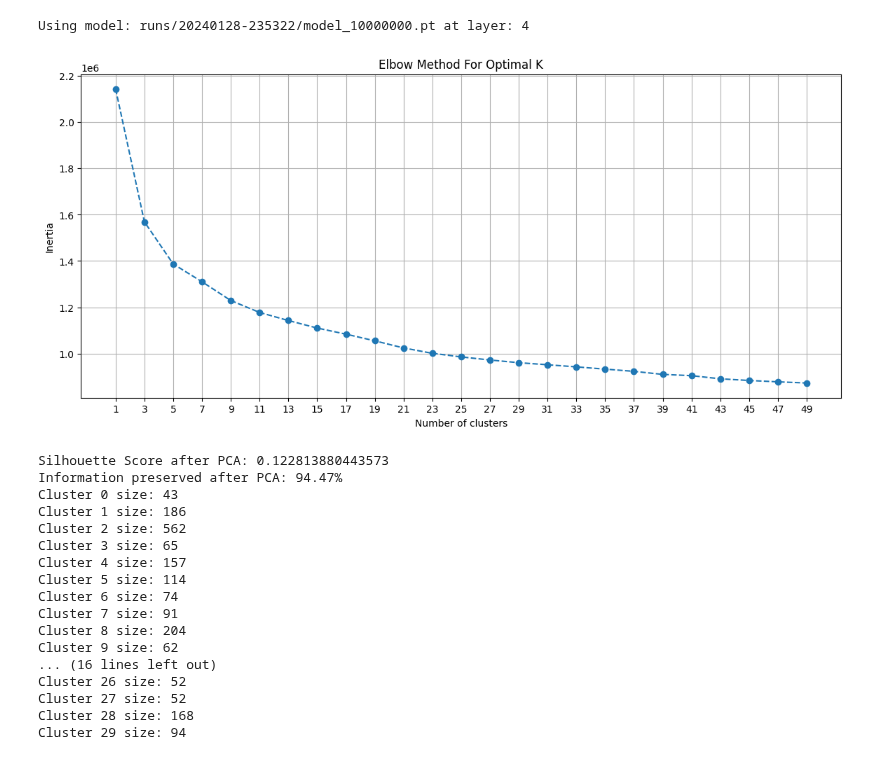
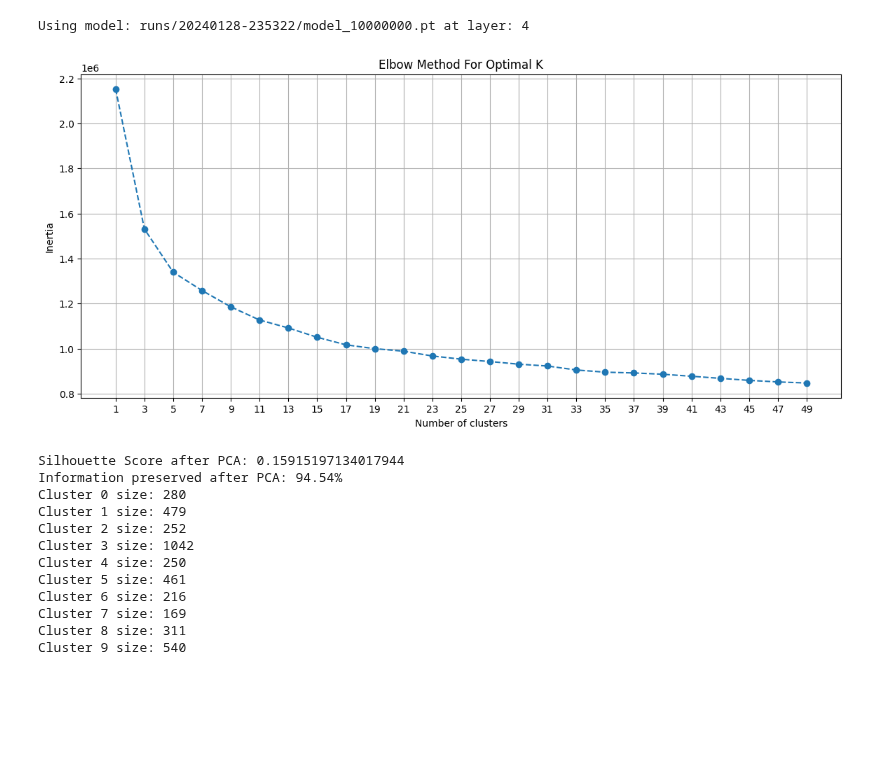
Before and after one commit to JacobLyLa/Qrunner-XAI, a Jupyter notebook: notebooks/concept_discovery.ipynb, the cells around one changed output. Saved outputs shown, nothing was run; the diff lists cells and outputs as text; code cells hidden in the pictures; blank space fills up the shorter version.

Commit message:
New concepts and concept maximization

```diff
--- a/notebooks/concept_discovery.ipynb
+++ b/notebooks/concept_discovery.ipynb
@@ -18,7 +18,7 @@ from src.XAI.concept_probes import train_probes
 from src.XAI.concepts import concept_instances
 # %%
 env_steps = Concept.load_concept_data()
-sample_concept = concept_instances['player to right']
+sample_concept = concept_instances['random continuous']
 sample_concept.prepare_data(env_steps, max_size=5000)
 train_images = sample_concept.train_images
 train_obs = sample_concept.train_obs
@@ -69,30 +69,30 @@ def sort_images(coefficients, best_first, name):
 # %%
 pca_N = 200
 pca = PCA(n_components=pca_N)
 activations_reduced = pca.fit_transform(train_acts)
 
 # Determine the best number of clusters K
 K_range = range(1, 51, 2)
 inertia = []
 
 for K in K_range:
     kmeans = KMeans(n_clusters=K, random_state=42)
     kmeans.fit(activations_reduced)
     inertia.append(kmeans.inertia_)
 
 # Plotting the Elbow Method
 plt.figure(figsize=(14, 6))
 plt.plot(K_range, inertia, marker='o', linestyle='--')
 plt.title('Elbow Method For Optimal K')
 plt.xlabel('Number of clusters')
 plt.ylabel('Inertia')
 plt.xticks(K_range)
 plt.grid(True)
 plt.show()
 
-K = 30
+K = 10
 # %% [output]
-[figure, old version]
+[figure, new version]
 # %%
 # Apply K-means on the reduced data
 kmeans_pca = KMeans(n_clusters=K, random_state=42)
@@ -125,23 +125,18 @@ for i in range(K):
     # Calculate the centroid of these points in the original space
     centroids_original[i, :] = np.mean(cluster_points_original, axis=0)
 # %% [output]
-Silhouette Score after PCA: 0.122813880443573
-Information preserved after PCA: 94.47%
-Cluster 0 size: 43
-Cluster 1 size: 186
-Cluster 2 size: 562
-Cluster 3 size: 65
-Cluster 4 size: 157
-Cluster 5 size: 114
-Cluster 6 size: 74
-Cluster 7 size: 91
-Cluster 8 size: 204
-Cluster 9 size: 62
-... (16 lines left out)
-Cluster 26 size: 52
-Cluster 27 size: 52
-Cluster 28 size: 168
-Cluster 29 size: 94
+Silhouette Score after PCA: 0.15915197134017944
+Information preserved after PCA: 94.54%
+Cluster 0 size: 280
+Cluster 1 size: 479
+Cluster 2 size: 252
+Cluster 3 size: 1042
+Cluster 4 size: 250
+Cluster 5 size: 461
+Cluster 6 size: 216
+Cluster 7 size: 169
+Cluster 8 size: 311
+Cluster 9 size: 540
 # %%
 concept_cavs = {}
 for concept in concept_instances.values():
```
Also changed, not shown: parts of 3 cells of this notebook, 18 other files.
